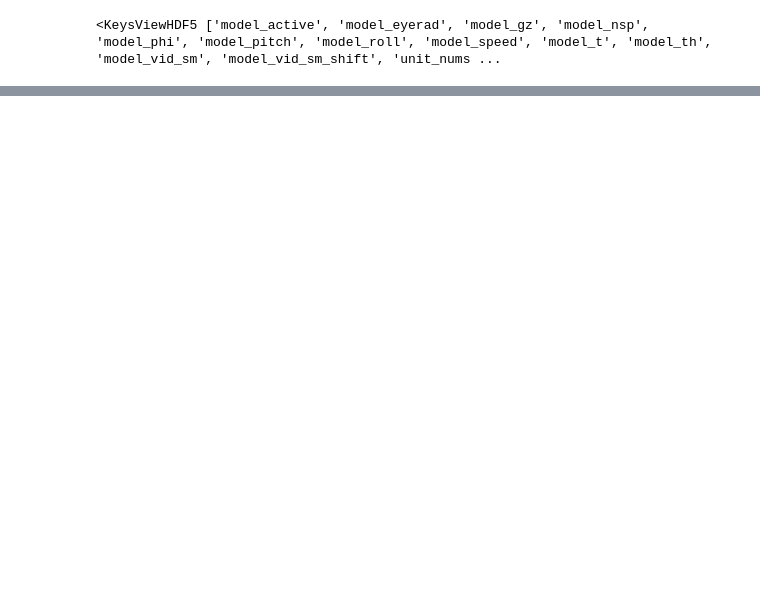
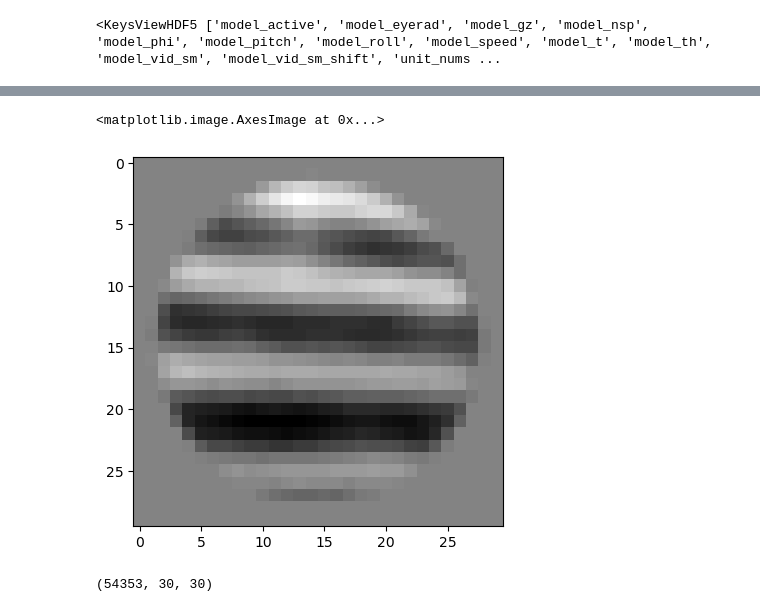
Before and after one commit to BonnenLab/U19-preliminary-data-analysis, a Jupyter notebook: simple-image-stats-mouse.ipynb, the cells around one changed output, grey strips where cells are left out. Saved outputs shown, nothing was run; the diff lists cells and outputs as text; code cells hidden in the pictures; blank space fills up the shorter version.

```diff
--- a/simple-image-stats-mouse.ipynb
+++ b/simple-image-stats-mouse.ipynb
@@ -255,2 +272,7 @@ plt.show()
 # %%
 # pyramids...
+# %%
+plt.imshow(frames_gaze_centered[1,:,:],cmap='gray')
+# %% [output]
+<matplotlib.image.AxesImage at 0x...>
+[figure, added]
@@ -256,0 +315,4 @@ plt.show()
+# %%
+frames_gaze_centered.shape
+# %% [output]
+(54353, 30, 30)
```
Also changed, not shown: parts of 11 cells of this notebook, 2 other files.
